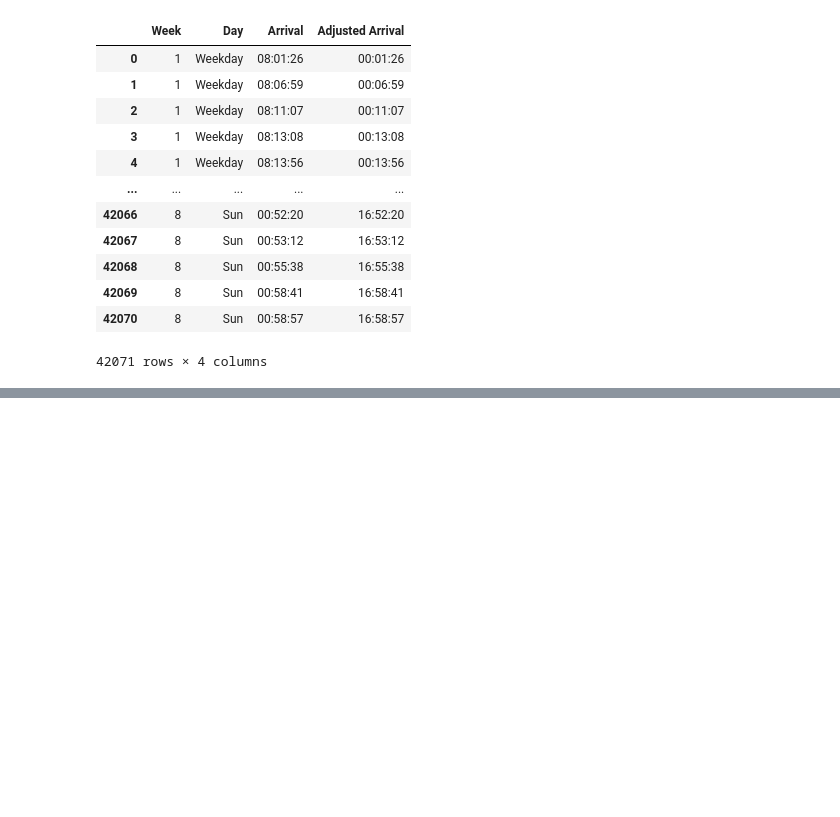
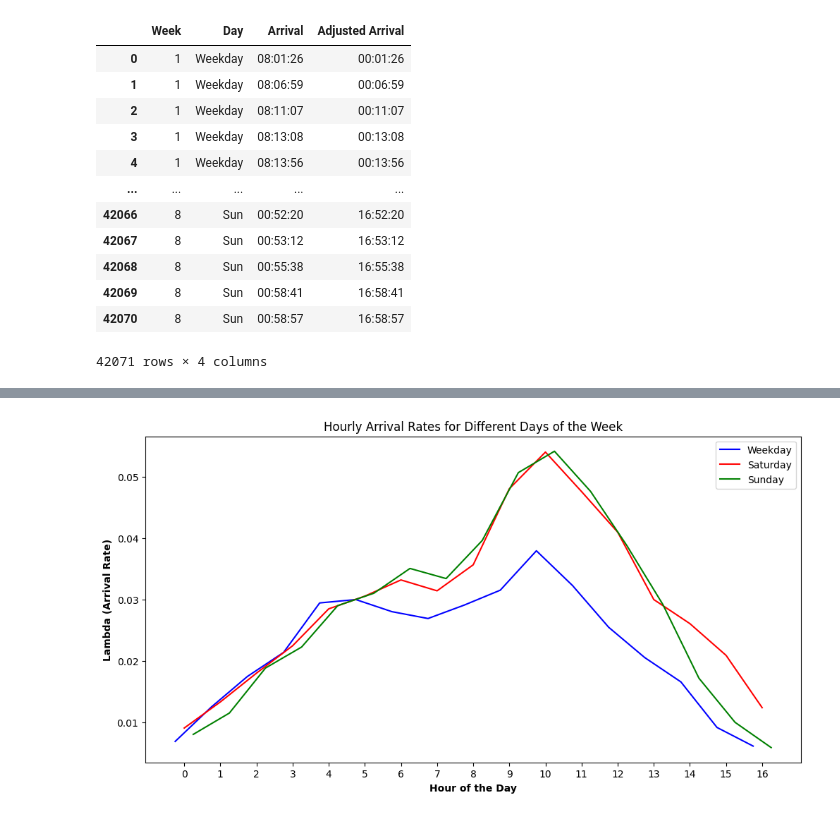
Before and after one commit to nandob7/ASM-Case2, a Jupyter notebook: case2.ipynb, the cells around one changed output, grey strips where cells are left out. Cells and saved outputs as stored; diff of their text form; code cells hidden in the pictures; blank space fills up the shorter version.

```diff
--- a/case2.ipynb
+++ b/case2.ipynb
@@ -36,6 +32,8 @@ def DataManip(data):
     data['Adjusted Arrival'] = data['Arrival'] - pd.Timedelta(hours=8)
     data['Adjusted Arrival'] = data['Adjusted Arrival'].apply(
         lambda x: x + pd.Timedelta(days=1) if x.total_seconds() < 0 else x)
+
+    data = data.rename(columns={"Week ": "Day_Number", "Day": "Day_Type"})
     return data
 
 # Function to calculate interarrival times
@@ -50,13 +48,13 @@ def calculate_interarrival(group):
     return interarrival.dt.total_seconds()
 
 weekday = DataManip(weekday)
-weekday['Interarrival Time (sec)'] = weekday.groupby('Week ').apply(calculate_interarrival).reset_index(level=0, drop=True)
+weekday['Interarrival Time (sec)'] = weekday.groupby('Day_Number').apply(calculate_interarrival).reset_index(level=0, drop=True)
 
 saturday = DataManip(saturday)
-saturday['Interarrival Time (sec)'] = saturday.groupby('Week ').apply(calculate_interarrival).reset_index(level=0, drop=True)
+saturday['Interarrival Time (sec)'] = saturday.groupby('Day_Number').apply(calculate_interarrival).reset_index(level=0, drop=True)
 
 sunday = DataManip(sunday)
-sunday['Interarrival Time (sec)'] = sunday.groupby('Week ').apply(calculate_interarrival).reset_index(level=0, drop=True)
+sunday['Interarrival Time (sec)'] = sunday.groupby('Day_Number').apply(calculate_interarrival).reset_index(level=0, drop=True)
 # %% [output]
 A value is trying to be set on a copy of a slice from a DataFrame.
 Try using .loc[row_indexer,col_indexer] = value instead
@@ -93,0 +100,8 @@ saturday
+# %%
+lambdas_weekday = calculate_lambda_per_hour(weekday)
+lambdas_saturday = calculate_lambda_per_hour(saturday)
+lambdas_sunday = calculate_lambda_per_hour(sunday)
+
+print(lambdas_weekday)
+print(lambdas_saturday)
+print(lambdas_sunday)
@@ -93,0 +128,45 @@ saturday
+# %%
+import matplotlib.pyplot as plt
+
+# Convert the dictionaries to DataFrames
+df_weekday = pd.DataFrame(list(lambdas_weekday.items()), columns=['Hour', 'Lambda'])
+df_saturday = pd.DataFrame(list(lambdas_saturday.items()), columns=['Hour', 'Lambda'])
+df_sunday = pd.DataFrame(list(lambdas_sunday.items()), columns=['Hour', 'Lambda'])
+
+# Ensure hours are aligned
+hours = sorted(set(df_weekday['Hour']) | set(df_saturday['Hour']) | set(df_sunday['Hour']))
+df_weekday = df_weekday.set_index('Hour').reindex(hours).reset_index()
+df_saturday = df_saturday.set_index('Hour').reindex(hours).reset_index()
+df_sunday = df_sunday.set_index('Hour').reindex(hours).reset_index()
+
+# Setting up the bar width
+bar_width = 0.25
+
+# Setting the position of the bars
+r1 = np.arange(len(hours))
+r2 = [x + bar_width for x in r1]
+r3 = [x + bar_width for x in r2]
+
+# Creating the bar chart
+plt.figure(figsize=(12, 6))
+plt.plot(r1, df_weekday['Lambda'], color='b', label='Weekday')
+plt.xlabel('Hour of the Day', fontweight='bold')
+plt.ylabel('Lambda (Arrival Rate)', fontweight='bold')
+plt.xticks([r + bar_width for r in range(len(hours))], hours)
+plt.title('Hourly Arrival Rates for Different Days of the Week')
+
+plt.plot(r2, df_saturday['Lambda'], color='r', label='Saturday')
+plt.xlabel('Hour of the Day', fontweight='bold')
+plt.ylabel('Lambda (Arrival Rate)', fontweight='bold')
+plt.xticks([r + bar_width for r in range(len(hours))], hours)
+plt.title('Hourly Arrival Rates for Different Days of the Week')
+
+plt.plot(r3, df_sunday['Lambda'], color='g', label='Sunday')
+plt.xlabel('Hour of the Day', fontweight='bold')
+plt.ylabel('Lambda (Arrival Rate)', fontweight='bold')
+plt.xticks([r + bar_width for r in range(len(hours))], hours)
+plt.title('Hourly Arrival Rates for Different Days of the Week')
+plt.legend()
+plt.show()
+# %% [output]
+[figure, added]
```
Also changed, not shown: parts of 9 cells of this notebook.
